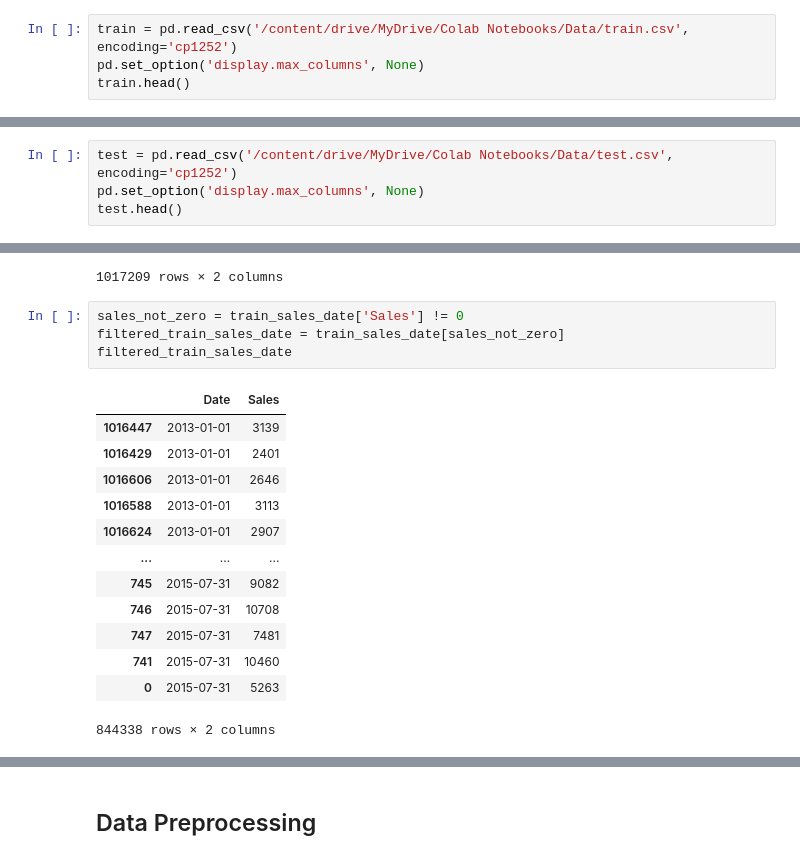
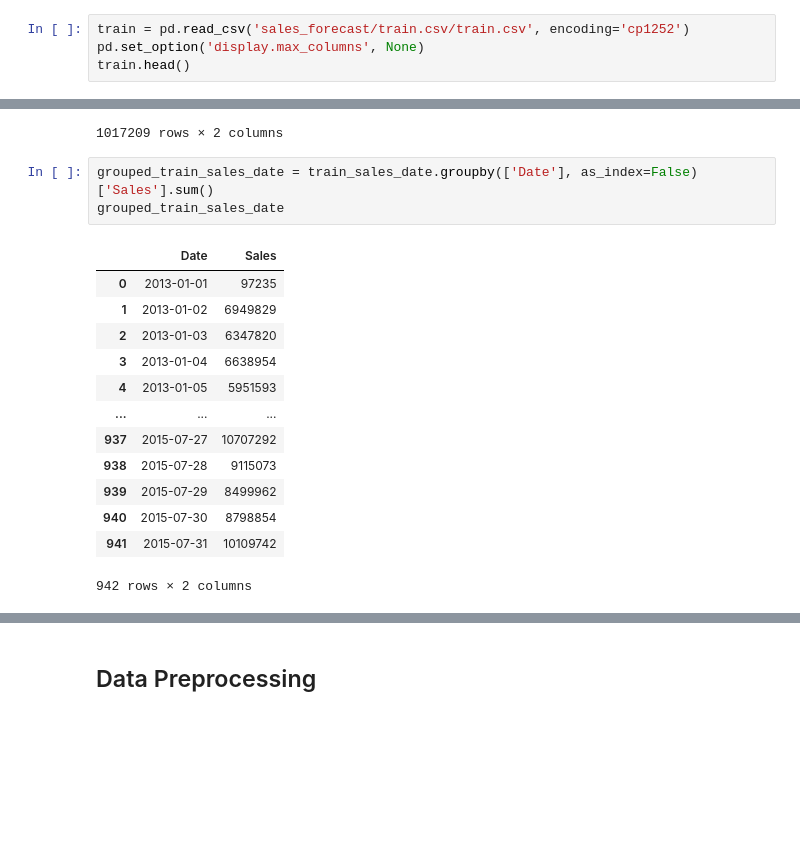
Before and after one commit to Megalogic-Point-of-Sales-02/PoS-ML, a Jupyter notebook: Sales_Forecast_Capstone.ipynb, the cells around one changed output, grey strips where cells are left out. Drawn from its saved outputs; the diff is of its cells as text; blank space fills up the shorter version.

```diff
--- a/Sales_Forecast_Capstone.ipynb
+++ b/Sales_Forecast_Capstone.ipynb
@@ -21,5 +15,5 @@ Mounted at /content/drive
 # %%
-train = pd.read_csv('/content/drive/MyDrive/Colab Notebooks/Data/train.csv', encoding='cp1252')
+train = pd.read_csv('sales_forecast/train.csv/train.csv', encoding='cp1252')
 pd.set_option('display.max_columns', None)
 train.head()
 # %% [output]
@@ -29,7 +23,3 @@ train.head()
 | 2 | 3 | 5 | 2015-07-31 | 8314 | 821 | 1 | 1 | 0 | 1 |
 | 3 | 4 | 5 | 2015-07-31 | 13995 | 1498 | 1 | 1 | 0 | 1 |
 | 4 | 5 | 5 | 2015-07-31 | 4822 | 559 | 1 | 1 | 0 | 1 |
-# %%
-test = pd.read_csv('/content/drive/MyDrive/Colab Notebooks/Data/test.csv', encoding='cp1252')
-pd.set_option('display.max_columns', None)
-test.head()
@@ -145,23 +89,22 @@ train_sales_date
 | 741 | 2015-07-31 | 10460 |
 | 0 | 2015-07-31 | 5263 |
 1017209 rows × 2 columns
-# %%
-sales_not_zero = train_sales_date['Sales'] != 0
-filtered_train_sales_date = train_sales_date[sales_not_zero]
-filtered_train_sales_date
-# %% [output]
-|  | Date | Sales |
-| 1016447 | 2013-01-01 | 3139 |
-| 1016429 | 2013-01-01 | 2401 |
-| 1016606 | 2013-01-01 | 2646 |
-| 1016588 | 2013-01-01 | 3113 |
-| 1016624 | 2013-01-01 | 2907 |
-| ... | ... | ... |
-| 745 | 2015-07-31 | 9082 |
-| 746 | 2015-07-31 | 10708 |
-| 747 | 2015-07-31 | 7481 |
-| 741 | 2015-07-31 | 10460 |
-| 0 | 2015-07-31 | 5263 |
-844338 rows × 2 columns
+# %%
+grouped_train_sales_date = train_sales_date.groupby(['Date'], as_index=False)['Sales'].sum()
+grouped_train_sales_date
+# %% [output]
+|  | Date | Sales |
+| 0 | 2013-01-01 | 97235 |
+| 1 | 2013-01-02 | 6949829 |
+| 2 | 2013-01-03 | 6347820 |
+| 3 | 2013-01-04 | 6638954 |
+| 4 | 2013-01-05 | 5951593 |
+| ... | ... | ... |
+| 937 | 2015-07-27 | 10707292 |
+| 938 | 2015-07-28 | 9115073 |
+| 939 | 2015-07-29 | 8499962 |
+| 940 | 2015-07-30 | 8798854 |
+| 941 | 2015-07-31 | 10109742 |
+942 rows × 2 columns
 # %%
 normalize = MinMaxScaler()
```
Also changed, not shown: parts of 20 cells of this notebook.
